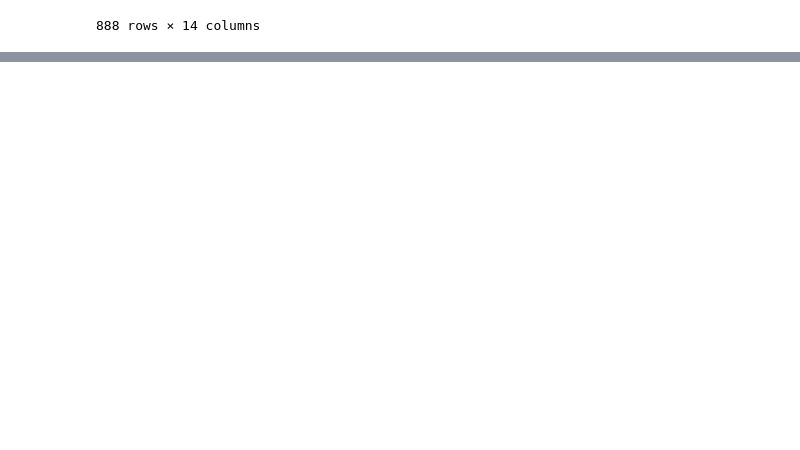
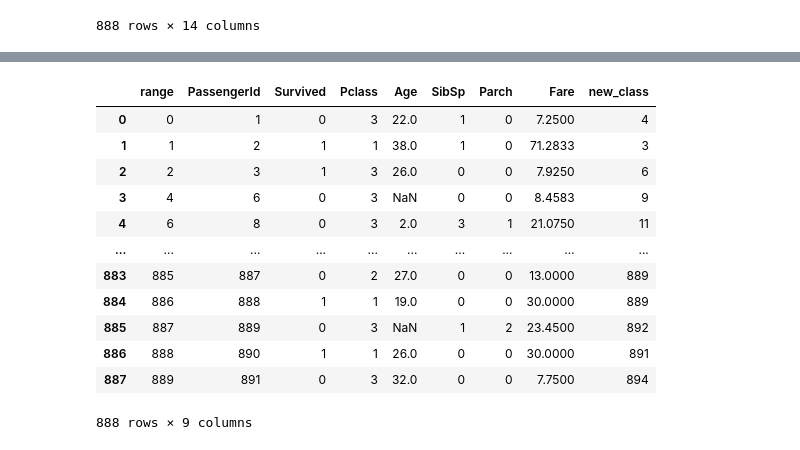
Before and after one commit to interrupted-dev/alpha, a Jupyter notebook: Pandas.ipynb, the cells around one changed output, grey strips where cells are left out. Drawn from its saved outputs; the diff is of its cells as text; code cells hidden in the pictures; blank space fills up the shorter version.

```diff
--- a/Pandas.ipynb
+++ b/Pandas.ipynb
@@ -1384,0 +1421,2 @@ hello world
+# %%
+df = sns.load_dataset('titanic')
@@ -1384,0 +1429,18 @@ hello world
+# %%
+numeric_df = df.select_dtypes(include=['int64','float64'])
+# %%
+numeric_df
+# %% [output]
+|  | range | PassengerId | Survived | Pclass | Age | SibSp | Parch | Fare | new_class |
+| 0 | 0 | 1 | 0 | 3 | 22.0 | 1 | 0 | 7.2500 | 4 |
+| 1 | 1 | 2 | 1 | 1 | 38.0 | 1 | 0 | 71.2833 | 3 |
+| 2 | 2 | 3 | 1 | 3 | 26.0 | 0 | 0 | 7.9250 | 6 |
+| 3 | 4 | 6 | 0 | 3 | NaN | 0 | 0 | 8.4583 | 9 |
+| 4 | 6 | 8 | 0 | 3 | 2.0 | 3 | 1 | 21.0750 | 11 |
+| ... | ... | ... | ... | ... | ... | ... | ... | ... | ... |
+| 883 | 885 | 887 | 0 | 2 | 27.0 | 0 | 0 | 13.0000 | 889 |
+| 884 | 886 | 888 | 1 | 1 | 19.0 | 0 | 0 | 30.0000 | 889 |
+| 885 | 887 | 889 | 0 | 3 | NaN | 1 | 2 | 23.4500 | 892 |
+| 886 | 888 | 890 | 1 | 1 | 26.0 | 0 | 0 | 30.0000 | 891 |
+| 887 | 889 | 891 | 0 | 3 | 32.0 | 0 | 0 | 7.7500 | 894 |
+888 rows × 9 columns
```
Also changed, not shown: parts of 23 cells of this notebook.
